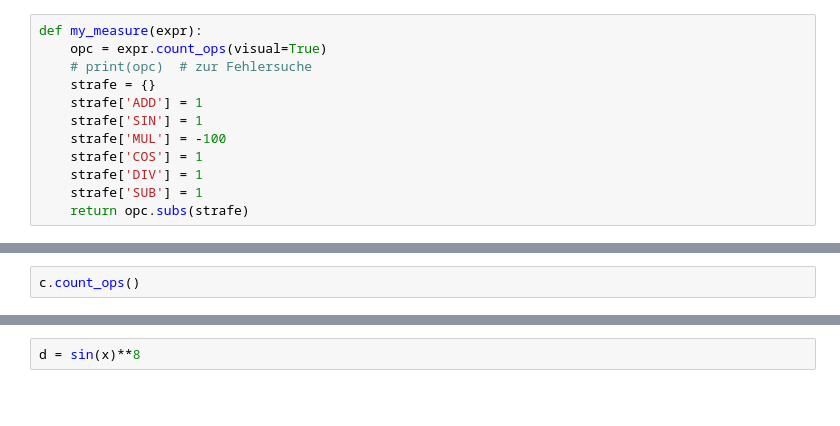
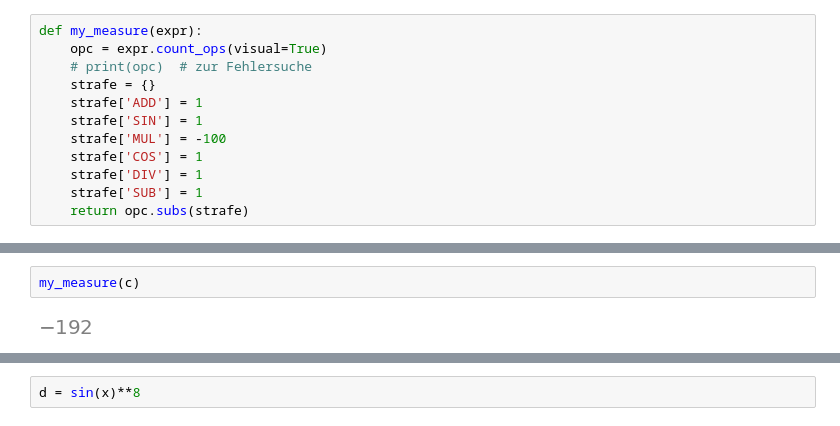
Before and after one commit to Ruediger-Braun/compana22, a Jupyter notebook: Lektion08.ipynb, the cells around one changed output, grey strips where cells are left out. Drawn from its saved outputs; the diff is of its cells as text; blank space fills up the shorter version.

```diff
--- a/Lektion08.ipynb
+++ b/Lektion08.ipynb
@@ -51,4 +72,6 @@ c
 # %%
-c.count_ops()
+my_measure(c)
+# %% [output]
+[figure, added]
 # %%
 c.trigsimp()
```
Also changed, not shown: parts of 58 cells of this notebook.
